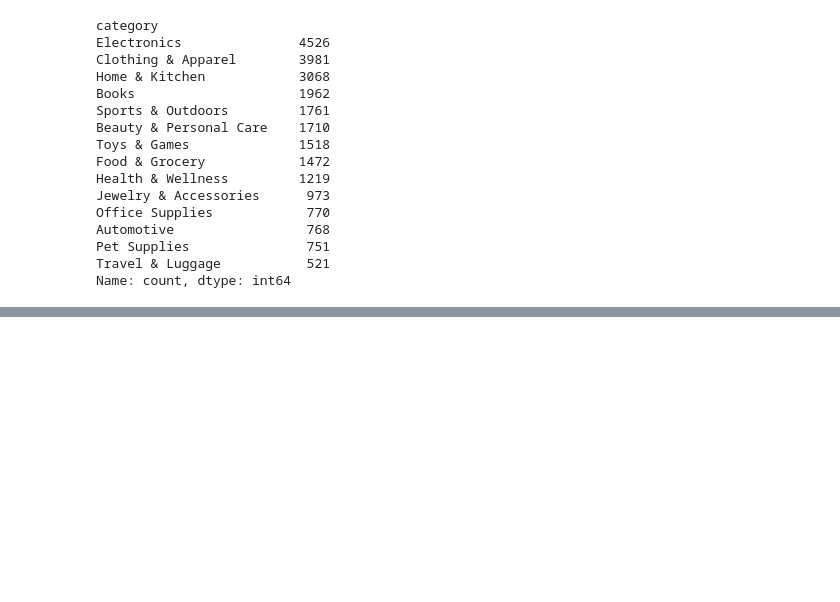
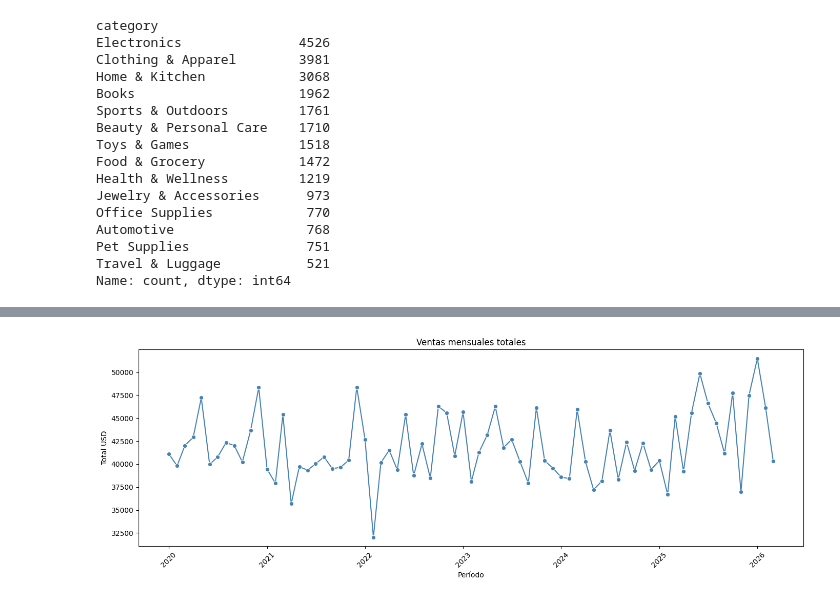
Before and after one commit to Iza-JLO/Proyecto_Ecommerce_Behavior, a Jupyter notebook: src/eda.ipynb, the cells around one changed output, grey strips where cells are left out. Saved outputs shown, nothing was run; the diff lists cells and outputs as text; code cells hidden in the pictures; blank space fills up the shorter version.

```diff
--- a/src/eda.ipynb
+++ b/src/eda.ipynb
@@ -35,0 +82,20 @@ Name: count, dtype: int64
+# %%
+#Tendencia en el tiempo de la variable target
+ventas_mes = (
+    df.groupby(['year', 'month'])['total_amount_usd']
+    .sum()
+    .reset_index()
+    .assign(periodo=lambda x: pd.to_datetime(x[['year', 'month']].assign(day=1)))
+    .sort_values('periodo')
+)
+
+plt.figure(figsize=(14, 5))
+sns.lineplot(data=ventas_mes, x='periodo', y='total_amount_usd', marker='o', color='steelblue')
+plt.title('Ventas mensuales totales')
+plt.xlabel('Período')
+plt.ylabel('Total USD')
+plt.xticks(rotation=45)
+plt.tight_layout()
+plt.show()
+# %% [output]
+[figure, added]
```
Also changed, not shown: parts of 9 cells of this notebook, 3 other files.
